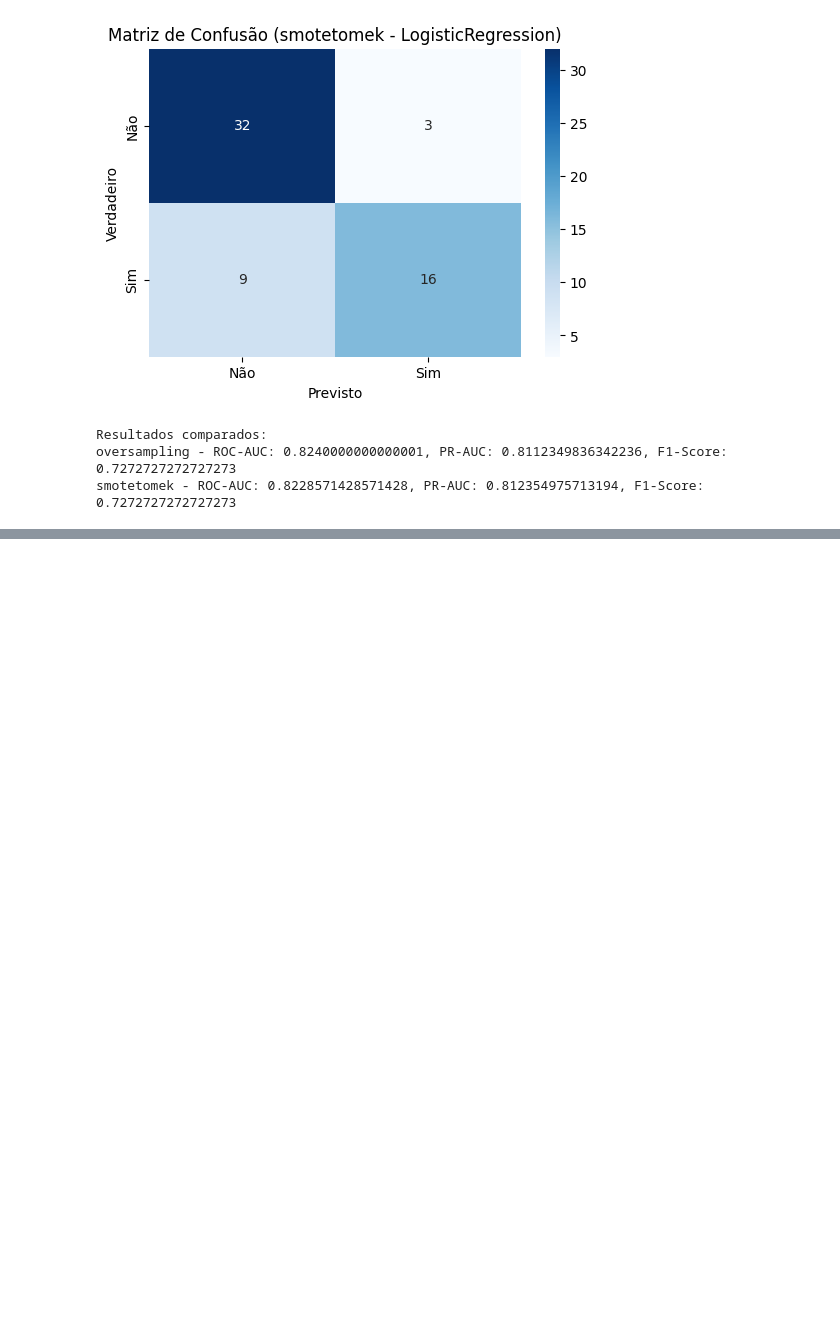
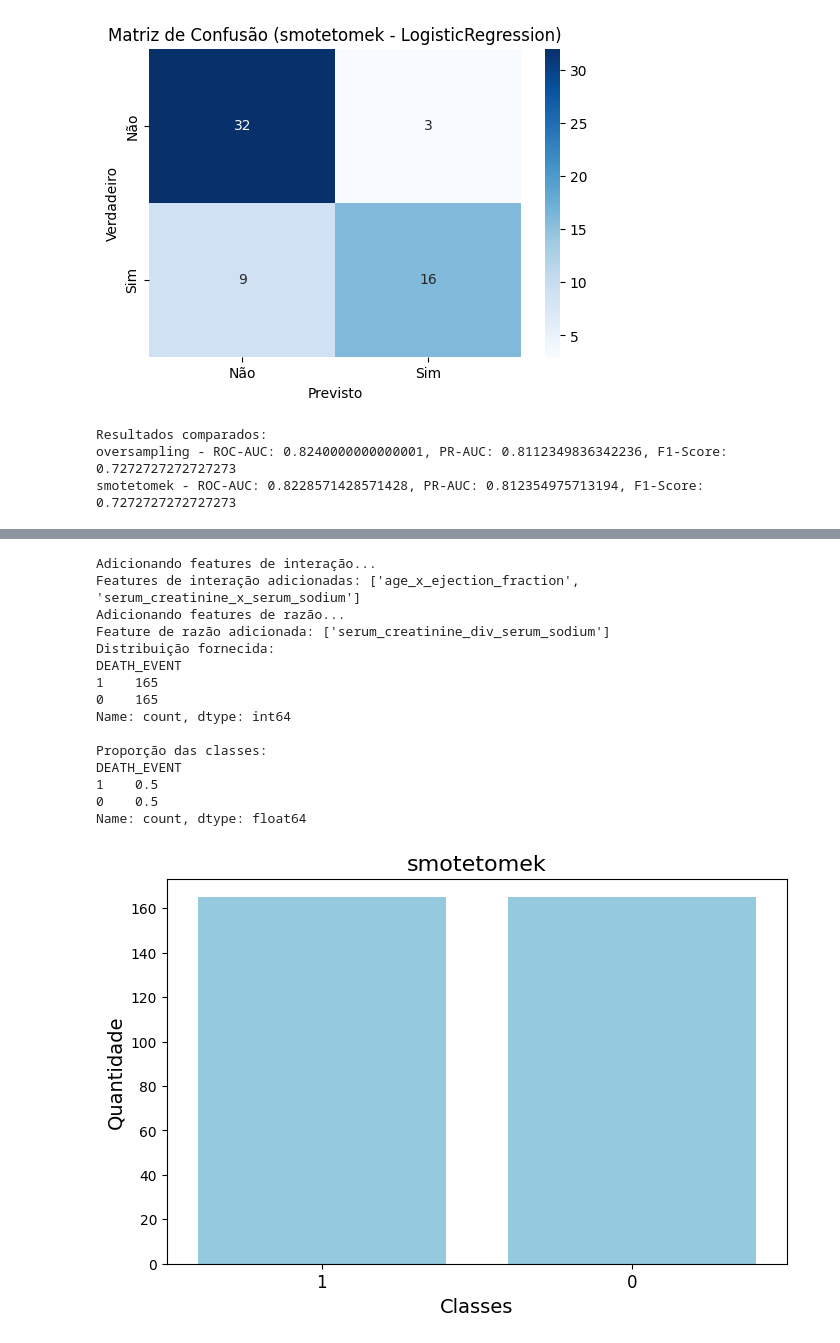
Before and after one commit to batista-neto/data-mining-heart-failure, a Jupyter notebook: main.ipynb, the cells around one changed output, grey strips where cells are left out. Cells and saved outputs as stored; diff of their text form; code cells hidden in the pictures; blank space fills up the shorter version.

```diff
--- a/main.ipynb
+++ b/main.ipynb
@@ -457,0 +950,80 @@ smotetomek - ROC-AUC: 0.8228571428571428, PR-AUC: 0.812354975713194, F1-Score: 0
+# %%
+# Criar uma cópia do dataset original
+dataset_mixed_all = dataset.copy()
+
+# Inicializar o FeatureEngineer com o dataset
+feature_engineer_mixed_all = FeatureEngineer(dataset_mixed_all)
+
+# Adicionar features de interação
+coluns_mixed_all = [
+    DatasetColuns.age.value,
+    DatasetColuns.ejection_fraction.value,
+    DatasetColuns.serum_creatinine.value,
+    DatasetColuns.serum_sodium.value,
+]
+feature_engineer_mixed_all.add_interaction_features(coluns_mixed_all)
+
+# Adicionar features de razão
+feature_engineer_mixed_all.add_ratio_features()
+
+# Obter o dataset atualizado com as novas features
+dataset_mixed_all = feature_engineer_mixed_all.get_dataset()
+
+# Criar a nova feature combinada: soma ponderada de todas as features criadas
+dataset_mixed_all['combined_all'] = (
+    dataset_mixed_all['serum_creatinine_div_serum_sodium'] +
+    dataset_mixed_all['age_x_ejection_fraction'] +
+    dataset_mixed_all['serum_creatinine_x_serum_sodium']
+)
+
+# Instanciar a classe DataScaler
+scaler_strategy = ScalerStrategy()
+data_scaler_mixed_all = DataScaler(dataset_mixed_all, DatasetColuns.DEATH_EVENT.value, scaler_strategy)
+
+# Dividir os dados em treino e teste
+X_train_mixed_all, X_test_mixed_all, y_train_mixed_all, y_test_mixed_all = data_scaler_mixed_all.split_data()
+
+# Aplicar RobustScaler
+X_train_robust_mixed_all, X_test_robust_mixed_all = data_scaler_mixed_all.scale_data(
+    X_train_mixed_all, X_test_mixed_all, Scalers.ScalerTypes.RobustScaler.value
+)
+
+# Treinar modelo com dados escalados
+model_robust_mixed_all = LogisticRegression(random_state=42)
+model_robust_mixed_all.fit(X_train_robust_mixed_all, y_train_mixed_all)
+y_pred_robust_mixed_all = model_robust_mixed_all.predict(X_test_robust_mixed_all)
+
+# COMBINAÇÃO: Aplicar balanceamento usando SMOTETomek
+X_train_combined_mixed_all, y_train_combined_mixed_all = balance_analyser.balance(
+    X_train_robust_mixed_all, y_train_mixed_all, BalanceTypes.SMOTETomek.value
+)
+balance_analyser.analyze_distribution(y_train_combined_mixed_all, title=BalanceTypes.SMOTETomek.value)
+
+# Treinar modelo com dados balanceados
+model_combined_mixed_all = LogisticRegression(random_state=42)
+model_combined_mixed_all.fit(X_train_combined_mixed_all, y_train_combined_mixed_all)
+
+# Predição e avaliação
+y_pred_combined_mixed_all = model_combined_mixed_all.predict(X_test_robust_mixed_all)
+metrics_mixed_all = balance_analyser.evaluate_model(y_test_mixed_all, y_pred_combined_mixed_all, BalanceTypes.SMOTETomek.value)
+
+# Exibir as métricas
+print("Métricas para o pipeline combinado (todas as features criadas):")
+print(metrics_mixed_all)
+# %% [output]
+Adicionando features de interação...
+Features de interação adicionadas: ['age_x_ejection_fraction', 'serum_creatinine_x_serum_sodium']
+Adicionando features de razão...
+Feature de razão adicionada: ['serum_creatinine_div_serum_sodium']
+Distribuição fornecida:
+DEATH_EVENT
+1    165
+0    165
+Name: count, dtype: int64
+
+Proporção das classes:
+DEATH_EVENT
+1    0.5
+0    0.5
+Name: count, dtype: float64
+[figure, added]
```
Also changed, not shown: parts of 38 cells of this notebook.
